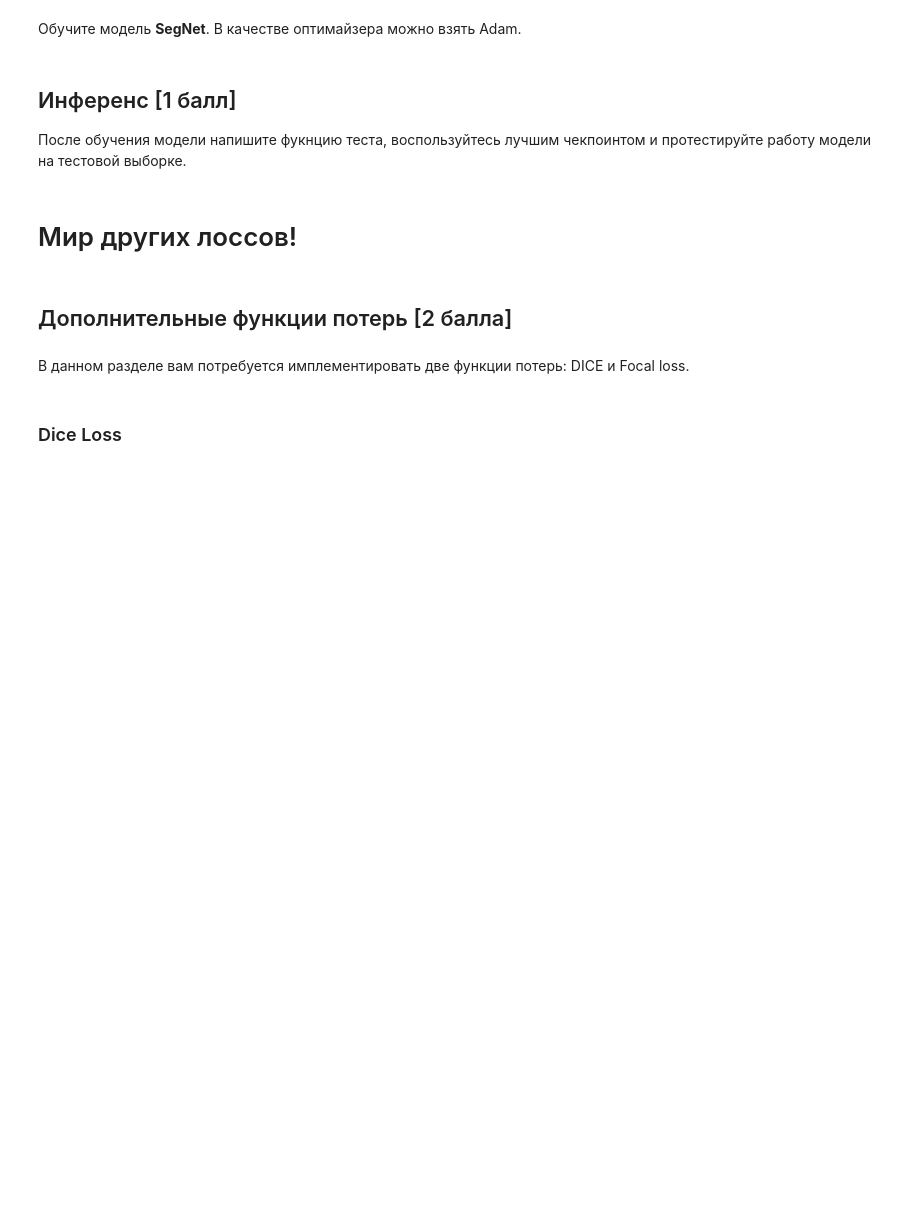
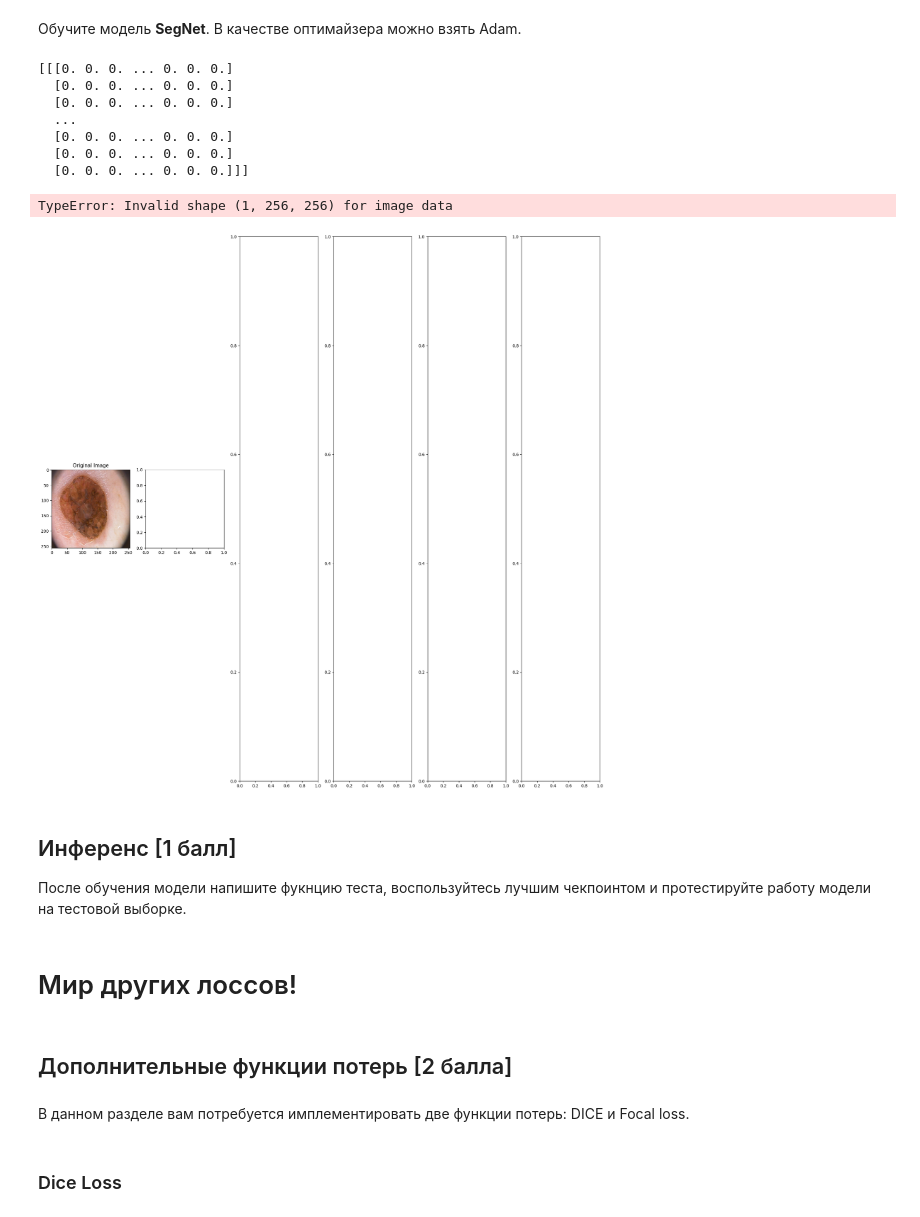
Before and after one commit to plazkart/CompSpine, a Jupyter notebook: week_08_semantic_segmentation/Homework/hw_6_semantic_segmentation.ipynb, the cells around one changed output. Saved outputs shown, nothing was run; the diff lists cells and outputs as text; code cells hidden in the pictures; blank space fills up the shorter version.

```diff
--- a/week_08_semantic_segmentation/Homework/hw_6_semantic_segmentation.ipynb
+++ b/week_08_semantic_segmentation/Homework/hw_6_semantic_segmentation.ipynb
@@ -491,25 +495,19 @@ def train_single_epoch(model, optimizer, criterion, train_dataloader, device):
     return model, avg_loss
 
 def validate_single_epoch(model, criterion, valid_dataloader, device, plot=False):
-
-    iou_score = JaccardIndex(threshold=0.5, task="multiclass", num_classes=4, average='none').to(device)
     model.eval()
 
     avg_loss = 0
-    avg_iou = 0
     with torch.no_grad():
       for X_batch, Y_batch in tqdm(valid_dataloader):
           X_batch = X_batch.to(device)
           Y_batch = Y_batch.to(device)
 
           Y_pred = model(X_batch)
-          iou = iou_score(Y_pred, Y_batch)
           loss = criterion(Y_pred, Y_batch)
           avg_loss += loss
-          avg_iou += iou
 
     avg_loss = avg_loss/len(valid_dataloader)
-    avg_iou = avg_iou/len(valid_dataloader)
 
     if plot:
         clear_output(wait=True)
@@ -528,6 +526,7 @@ def validate_single_epoch(model, criterion, valid_dataloader, device, plot=False
         axes[0].imshow(orig_img);
         axes[0].set_title("Original Image")
 
+        print(Y_batch[0].cpu().detach().numpy())
         diagram = axes[1].imshow(Y_batch[0].cpu().detach().numpy(), interpolation='none')
         values = np.unique(Y_batch[0].cpu().detach().numpy())
         colors = [ diagram.cmap(diagram.norm(value)) for value in values]
@@ -537,11 +536,11 @@ def validate_single_epoch(model, criterion, valid_dataloader, device, plot=False
 
         for i in range(Y_pred.shape[1]):
             axes[2+i].imshow(Y_pred[0].cpu().detach().numpy()[i]>0.5)
-            axes[2+i].set_title(f"{our_labels[i]}, iou = {'%.3f' % avg_iou[i]}")
+            #axes[2+i].set_title(f"{our_labels[i]}, iou = {'%.3f' % avg_iou[i]}")
 
         plt.show()
 
-    return model, avg_loss, avg_iou
+    return model, avg_loss
 
 def train(model, optimizer, criterion, epochs, train_dataloader, valid_dataloader, device, ckpt_path, plot_loss = False):
 
@@ -591,10 +590,20 @@ def train(model, optimizer, criterion, epochs, train_dataloader, valid_dataloade
 Обучите модель **SegNet**. В качестве оптимайзера можно взять Adam.
 # %%
 # TODO
-loss_function = bce_loss()
-optimizer = torch.optim.Adam()
-train(segnet_model, optimizer, loss_function)
-train(segnet_model, optimizer, loss_function, 2, train_dataloader, valid_dataloader, device, ckpt_path, plot_loss = False)
+ckpt_path = '/content'
+loss_function = nn.CrossEntropyLoss()
+optimizer = torch.optim.Adam(segnet_model.parameters(), lr=1e-3)
+train(segnet_model, optimizer, loss_function, 2, train_dataloader, valid_dataloader, device, ckpt_path, plot_loss = True)
+# %% [output]
+[[[0. 0. 0. ... 0. 0. 0.]
+  [0. 0. 0. ... 0. 0. 0.]
+  [0. 0. 0. ... 0. 0. 0.]
+  ...
+  [0. 0. 0. ... 0. 0. 0.]
+  [0. 0. 0. ... 0. 0. 0.]
+  [0. 0. 0. ... 0. 0. 0.]]]
+TypeError: Invalid shape (1, 256, 256) for image data
+[figure, added]
 # %% [markdown]
 ## Инференс [1 балл]
 
```
Also changed, not shown: parts of 2 cells of this notebook.
